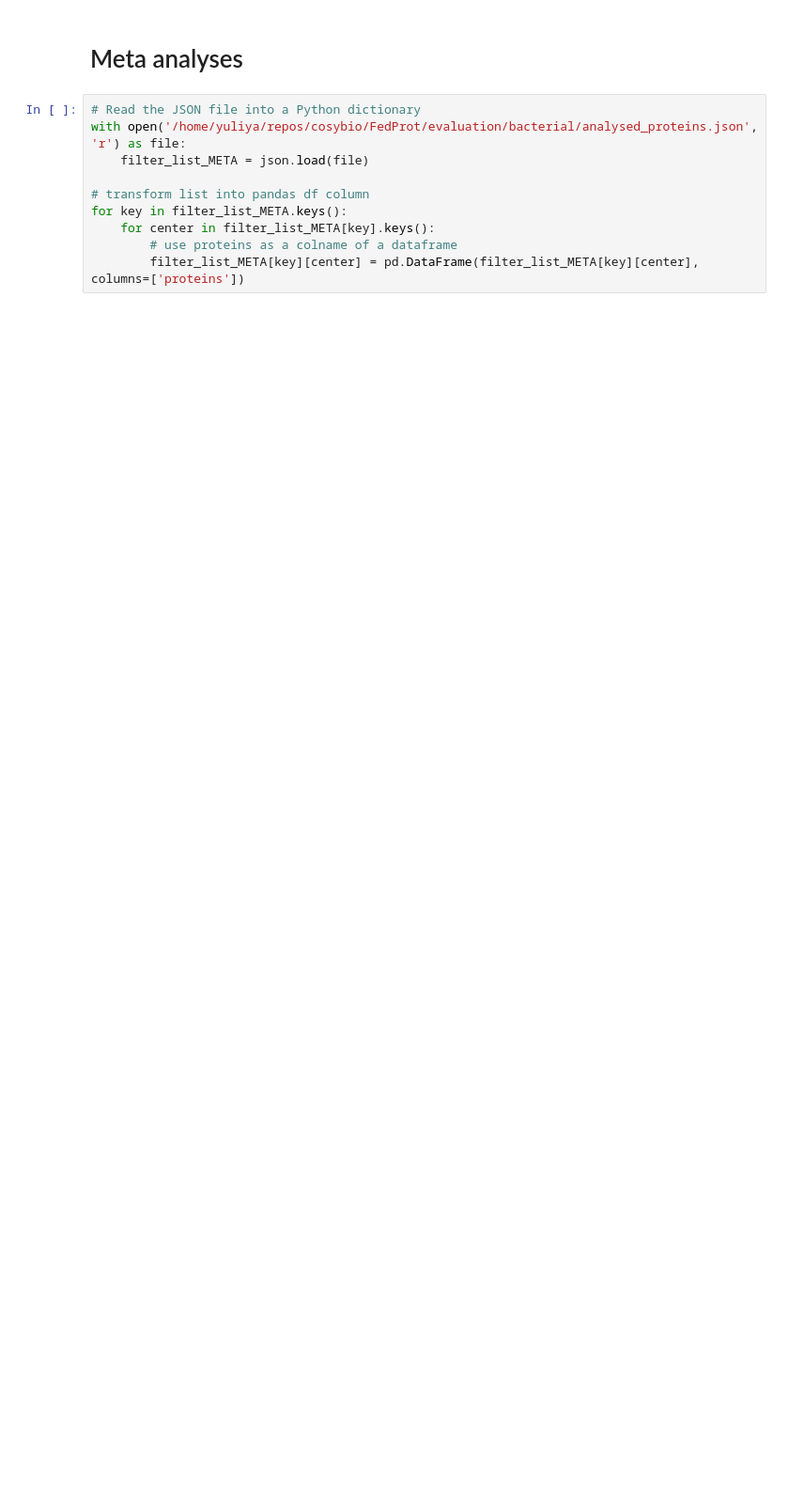
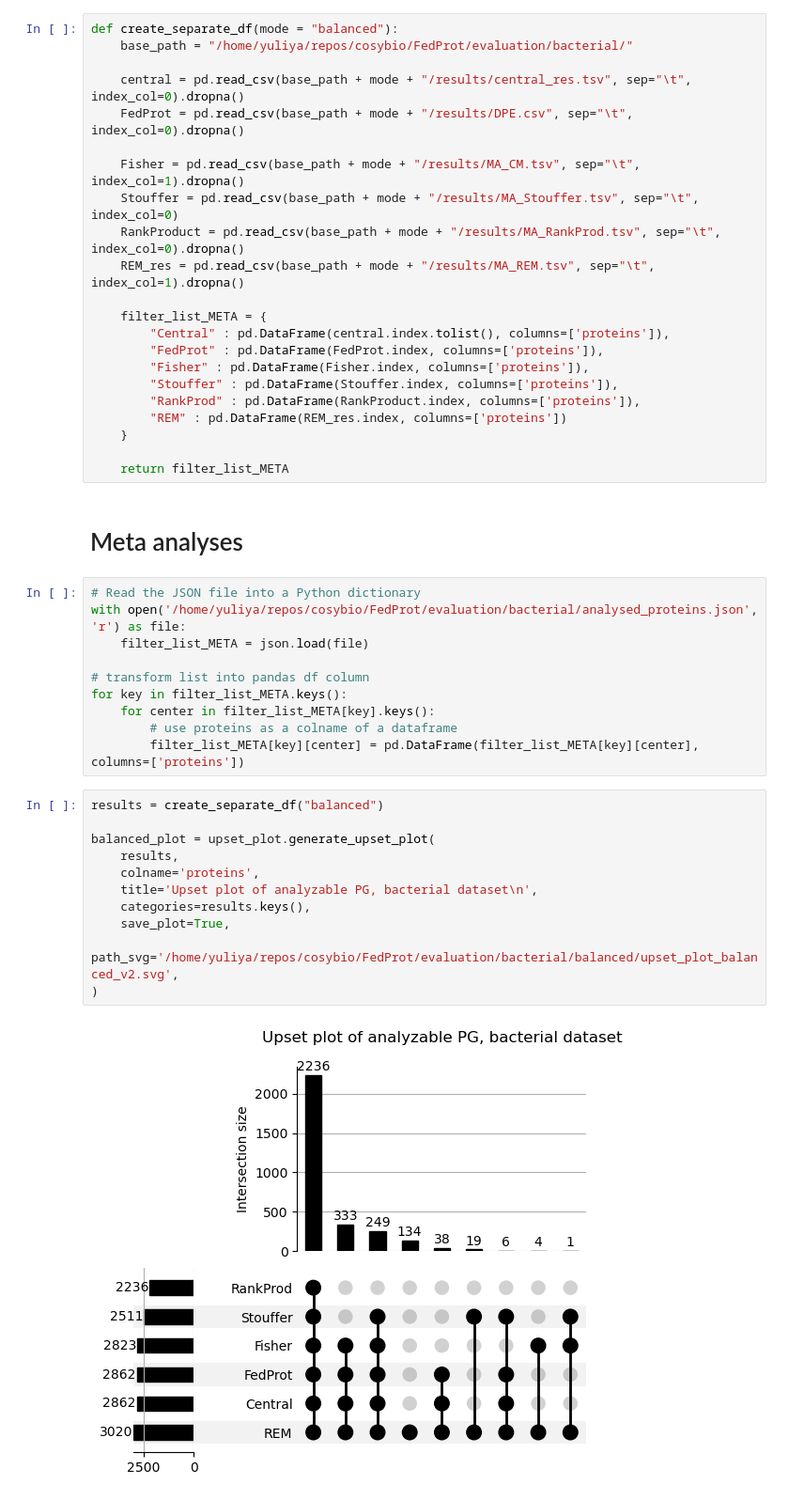
Before and after one commit to Freddsle/FedProt, a Jupyter notebook: evaluation/bacterial/03_prot_intersection.ipynb, the cells around one changed output. Shown at 94% size. Saved outputs shown, nothing was run; the diff lists cells and outputs as text; blank space fills up the shorter version.

```diff
--- a/evaluation/bacterial/03_prot_intersection.ipynb
+++ b/evaluation/bacterial/03_prot_intersection.ipynb
@@ -6,6 +6,28 @@ import matplotlib.pyplot as plt
 
 sys.path.append('/home/yuliya/repos/cosybio/FedProt/evaluation_utils/')
 from plots import upset_plot
+# %%
+def create_separate_df(mode = "balanced"):
+    base_path = "/home/yuliya/repos/cosybio/FedProt/evaluation/bacterial/"
+
+    central = pd.read_csv(base_path + mode + "/results/central_res.tsv", sep="\t", index_col=0).dropna()
+    FedProt = pd.read_csv(base_path + mode + "/results/DPE.csv", sep="\t", index_col=0).dropna()
+
+    Fisher = pd.read_csv(base_path + mode + "/results/MA_CM.tsv", sep="\t", index_col=1).dropna()
+    Stouffer = pd.read_csv(base_path + mode + "/results/MA_Stouffer.tsv", sep="\t", index_col=0)
+    RankProduct = pd.read_csv(base_path + mode + "/results/MA_RankProd.tsv", sep="\t", index_col=0).dropna()
+    REM_res = pd.read_csv(base_path + mode + "/results/MA_REM.tsv", sep="\t", index_col=1).dropna()
+
+    filter_list_META = {
+        "Central" : pd.DataFrame(central.index.tolist(), columns=['proteins']),
+        "FedProt" : pd.DataFrame(FedProt.index, columns=['proteins']),
+        "Fisher" : pd.DataFrame(Fisher.index, columns=['proteins']),
+        "Stouffer" : pd.DataFrame(Stouffer.index, columns=['proteins']),
+        "RankProd" : pd.DataFrame(RankProduct.index, columns=['proteins']),
+        "REM" : pd.DataFrame(REM_res.index, columns=['proteins'])
+    }
+
+    return filter_list_META
 # %% [markdown]
 # Meta analyses
 # %%
@@ -18,6 +40,19 @@ for key in filter_list_META.keys():
     for center in filter_list_META[key].keys():
         # use proteins as a colname of a dataframe
         filter_list_META[key][center] = pd.DataFrame(filter_list_META[key][center], columns=['proteins'])
+# %%
+results = create_separate_df("balanced")
+
+balanced_plot = upset_plot.generate_upset_plot(
+    results,
+    colname='proteins',
+    title='Upset plot of analyzable PG, bacterial dataset\n',
+    categories=results.keys(),
+    save_plot=True,
+    path_svg='/home/yuliya/repos/cosybio/FedProt/evaluation/bacterial/balanced/upset_plot_balanced_v2.svg',
+)
+# %% [output]
+[figure, added]
 # %%
 balanced_plot = upset_plot.generate_upset_plot(
     filter_list_META['balanced'],
```
Also changed, not shown: parts of 5 cells of this notebook, 14 other files.
